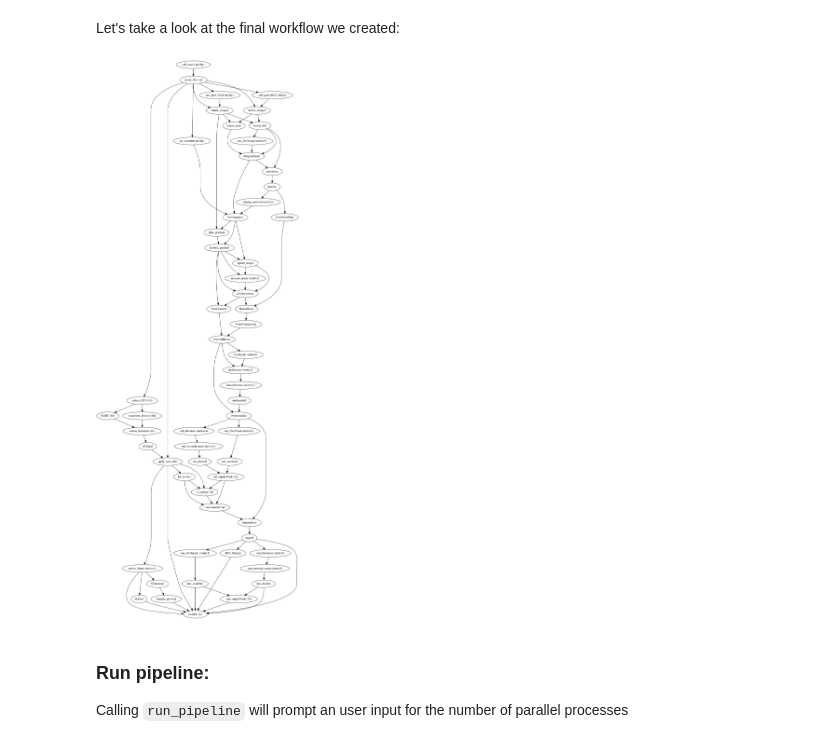
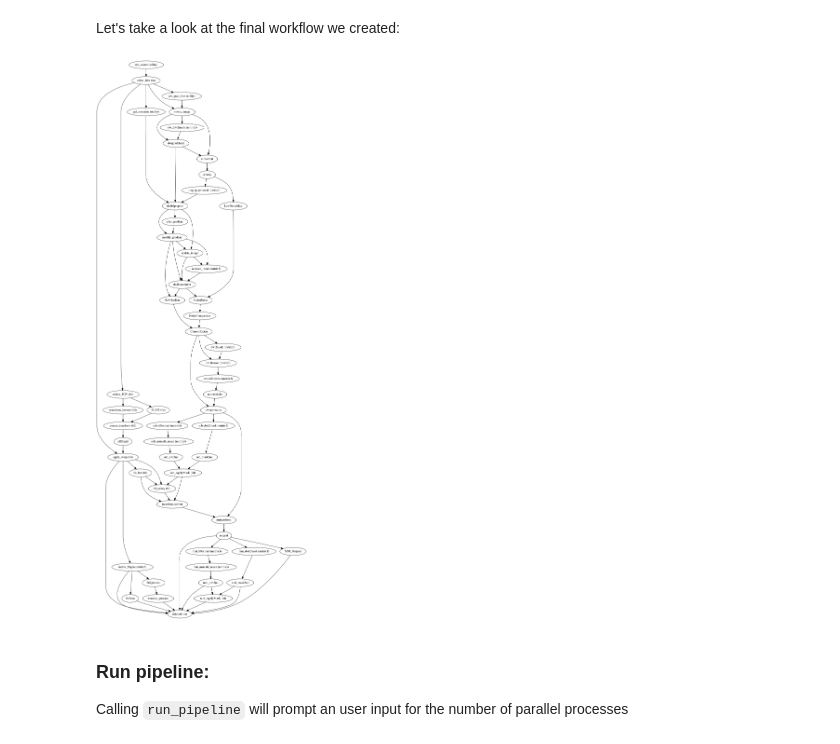
Before and after one commit to axiezai/pipetography, a Jupyter notebook: 01_pipeline.ipynb, the cells around one changed output. Drawn from its saved outputs; the diff is of its cells as text; code cells hidden in the pictures.

```diff
--- a/01_pipeline.ipynb
+++ b/01_pipeline.ipynb
@@ -451,9 +962,9 @@ Let's take a look at the final workflow we created:
 # %%
 #example
 from IPython.display import Image
-Image('/Users/xxie/sample_data/rpe_all/derivatives/pipetography/pipetography.png')
+Image('/Users/xxie/sample_data/dwipreproc/BIDS_output/derivatives/pipetography/graph/preprocessing.png')
 # %% [output]
-[figure, old version]
+[figure, new version]
 # %% [markdown]
 ### Run pipeline:
 
```
Also changed, not shown: parts of 12 cells of this notebook, 7 other files.
